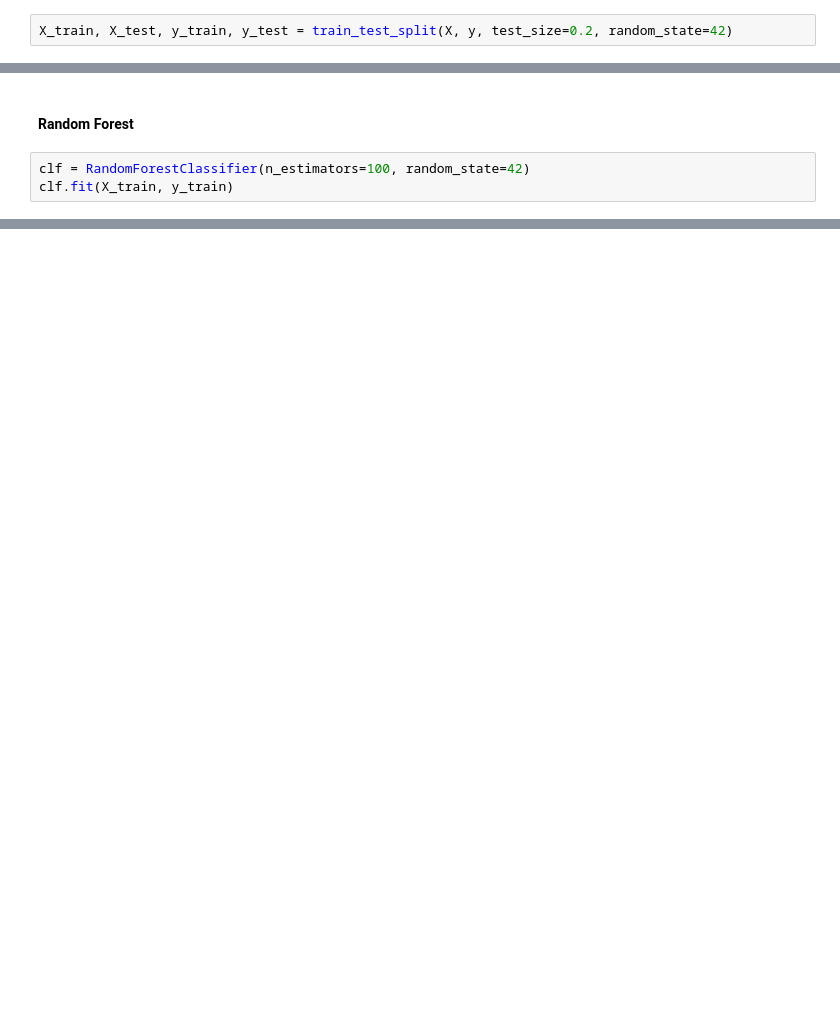
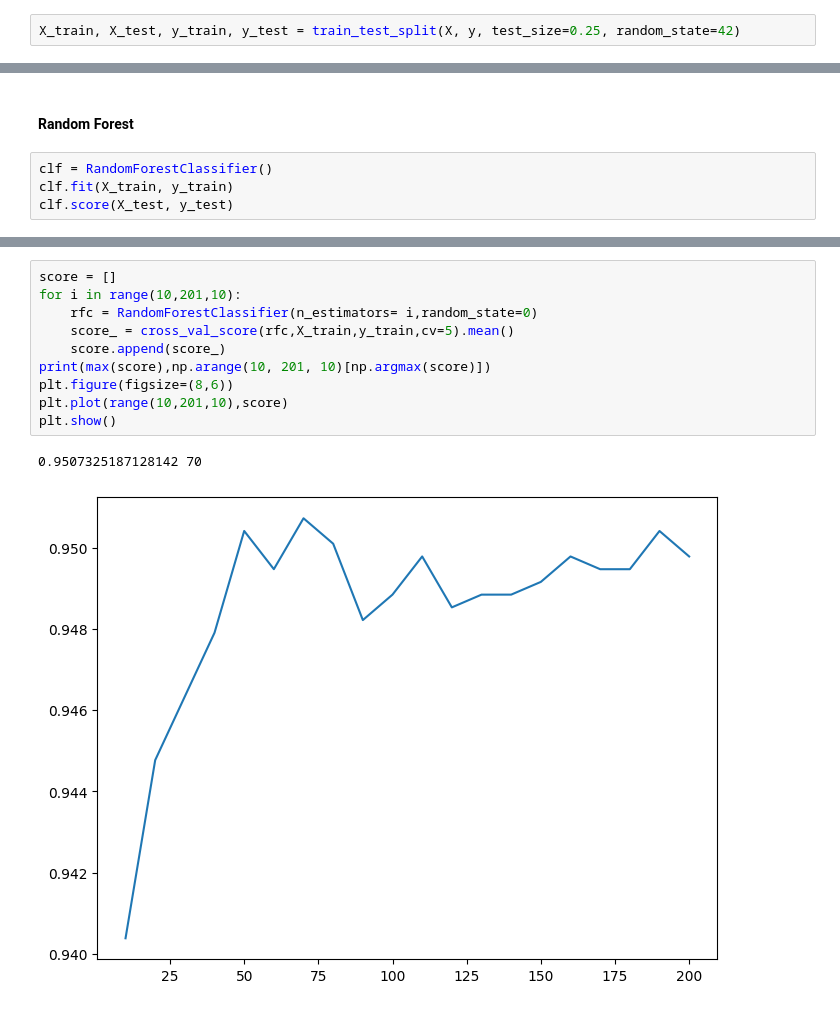
Before and after one commit to Fine2Gitup/Data-Mining, a Jupyter notebook: Prediction.ipynb, the cells around one changed output, grey strips where cells are left out. Saved outputs shown, nothing was run; the diff lists cells and outputs as text; blank space fills up the shorter version.

```diff
--- a/Prediction.ipynb
+++ b/Prediction.ipynb
@@ -37,7 +38,7 @@ memory usage: 464.8 KB
 X=data.drop('churn',axis=1)
 y=data.churn
 # %%
-X_train, X_test, y_train, y_test = train_test_split(X, y, test_size=0.2, random_state=42)
+X_train, X_test, y_train, y_test = train_test_split(X, y, test_size=0.25, random_state=42)
 # %%
 X_train.shape
 # %% [output]
@@ -100,6 +54,7 @@ drawRoc(roc_auc, fpr, tpr)
 # %% [markdown]
 #### Random Forest
 # %%
-clf = RandomForestClassifier(n_estimators=100, random_state=42)
+clf = RandomForestClassifier()
 clf.fit(X_train, y_train)
+clf.score(X_test, y_test)
 # %% [output]
@@ -106,0 +77,13 @@ RandomForestClassifier(random_state=42)
+# %%
+score = []
+for i in range(10,201,10):
+    rfc = RandomForestClassifier(n_estimators= i,random_state=0)
+    score_ = cross_val_score(rfc,X_train,y_train,cv=5).mean()
+    score.append(score_)
+print(max(score),np.arange(10, 201, 10)[np.argmax(score)])
+plt.figure(figsize=(8,6))
+plt.plot(range(10,201,10),score)
+plt.show()
+# %% [output]
+0.9507325187128142 70
+[figure, added]
```
Also changed, not shown: parts of 25 cells of this notebook.
